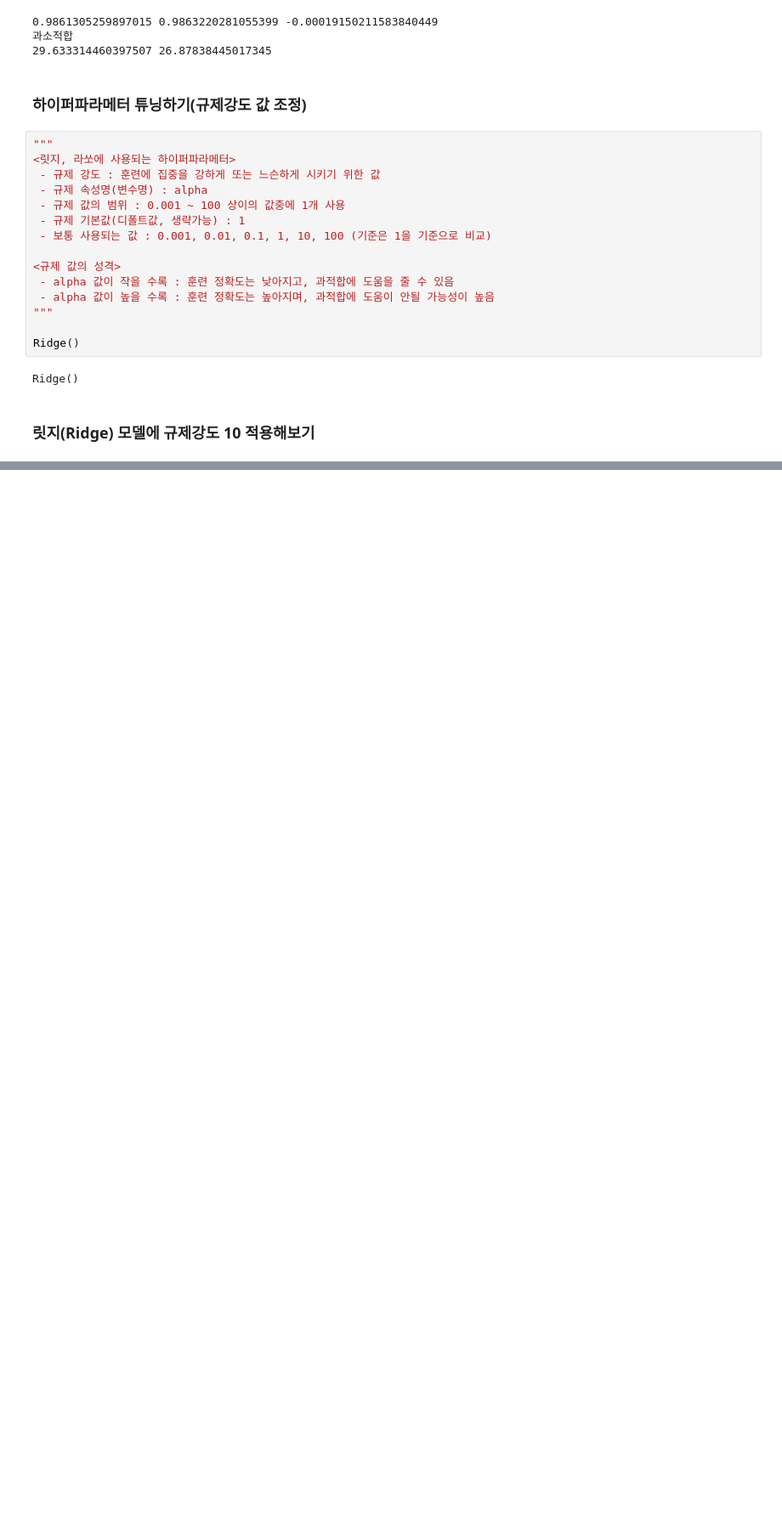
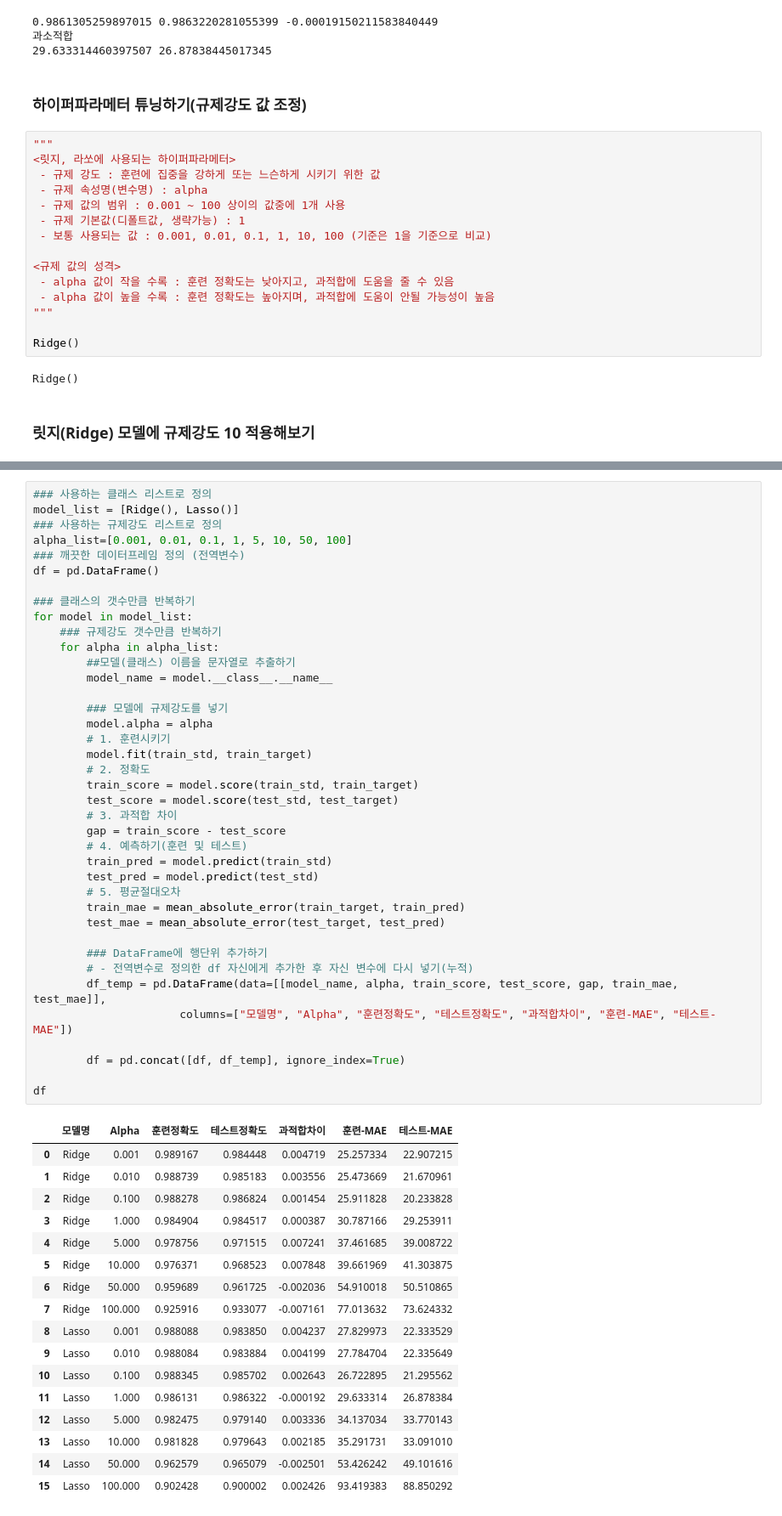
Before and after one commit to Trymind0419/01_Machine_Learning, a Jupyter notebook: 7day_Polynomial_Features/02_day_Linear_regression_model.ipynb, the cells around one changed output, grey strips where cells are left out. Shown at 85% size. Cells and saved outputs as stored; diff of their text form; blank space fills up the shorter version.

```diff
--- a/7day_Polynomial_Features/02_day_Linear_regression_model.ipynb
+++ b/7day_Polynomial_Features/02_day_Linear_regression_model.ipynb
@@ -629,0 +774,57 @@ print(f"훈련 평균절대오차 = {train_mae}, 테스트 평균절대오차 =
+# %%
+### 사용하는 클래스 리스트로 정의
+model_list = [Ridge(), Lasso()]
+### 사용하는 규제강도 리스트로 정의
+alpha_list=[0.001, 0.01, 0.1, 1, 5, 10, 50, 100]
+### 깨끗한 데이터프레임 정의 (전역변수)
+df = pd.DataFrame()
+
+### 클래스의 갯수만큼 반복하기
+for model in model_list:
+    ### 규제강도 갯수만큼 반복하기
+    for alpha in alpha_list:
+        ##모델(클래스) 이름을 문자열로 추출하기
+        model_name = model.__class__.__name__
+
+        ### 모델에 규제강도를 넣기
+        model.alpha = alpha
+        # 1. 훈련시키기
+        model.fit(train_std, train_target)
+        # 2. 정확도
+        train_score = model.score(train_std, train_target)
+        test_score = model.score(test_std, test_target)
+        # 3. 과적합 차이
+        gap = train_score - test_score
+        # 4. 예측하기(훈련 및 테스트)
+        train_pred = model.predict(train_std)
+        test_pred = model.predict(test_std)
+        # 5. 평균절대오차
+        train_mae = mean_absolute_error(train_target, train_pred)
+        test_mae = mean_absolute_error(test_target, test_pred)
+
+        ### DataFrame에 행단위 추가하기
+        # - 전역변수로 정의한 df 자신에게 추가한 후 자신 변수에 다시 넣기(누적)
+        df_temp = pd.DataFrame(data=[[model_name, alpha, train_score, test_score, gap, train_mae, test_mae]],
+                      columns=["모델명", "Alpha", "훈련정확도", "테스트정확도", "과적합차이", "훈련-MAE", "테스트-MAE"])
+
+        df = pd.concat([df, df_temp], ignore_index=True)
+
+df
+# %% [output]
+|  | 모델명 | Alpha | 훈련정확도 | 테스트정확도 | 과적합차이 | 훈련-MAE | 테스트-MAE |
+| 0 | Ridge | 0.001 | 0.989167 | 0.984448 | 0.004719 | 25.257334 | 22.907215 |
+| 1 | Ridge | 0.010 | 0.988739 | 0.985183 | 0.003556 | 25.473669 | 21.670961 |
+| 2 | Ridge | 0.100 | 0.988278 | 0.986824 | 0.001454 | 25.911828 | 20.233828 |
+| 3 | Ridge | 1.000 | 0.984904 | 0.984517 | 0.000387 | 30.787166 | 29.253911 |
+| 4 | Ridge | 5.000 | 0.978756 | 0.971515 | 0.007241 | 37.461685 | 39.008722 |
+| 5 | Ridge | 10.000 | 0.976371 | 0.968523 | 0.007848 | 39.661969 | 41.303875 |
+| 6 | Ridge | 50.000 | 0.959689 | 0.961725 | -0.002036 | 54.910018 | 50.510865 |
+| 7 | Ridge | 100.000 | 0.925916 | 0.933077 | -0.007161 | 77.013632 | 73.624332 |
+| 8 | Lasso | 0.001 | 0.988088 | 0.983850 | 0.004237 | 27.829973 | 22.333529 |
+| 9 | Lasso | 0.010 | 0.988084 | 0.983884 | 0.004199 | 27.784704 | 22.335649 |
+| 10 | Lasso | 0.100 | 0.988345 | 0.985702 | 0.002643 | 26.722895 | 21.295562 |
+| 11 | Lasso | 1.000 | 0.986131 | 0.986322 | -0.000192 | 29.633314 | 26.878384 |
+| 12 | Lasso | 5.000 | 0.982475 | 0.979140 | 0.003336 | 34.137034 | 33.770143 |
+| 13 | Lasso | 10.000 | 0.981828 | 0.979643 | 0.002185 | 35.291731 | 33.091010 |
+| 14 | Lasso | 50.000 | 0.962579 | 0.965079 | -0.002501 | 53.426242 | 49.101616 |
+| 15 | Lasso | 100.000 | 0.902428 | 0.900002 | 0.002426 | 93.419383 | 88.850292 |
```
Also changed, not shown: parts of 12 cells of this notebook, 7 other files.
